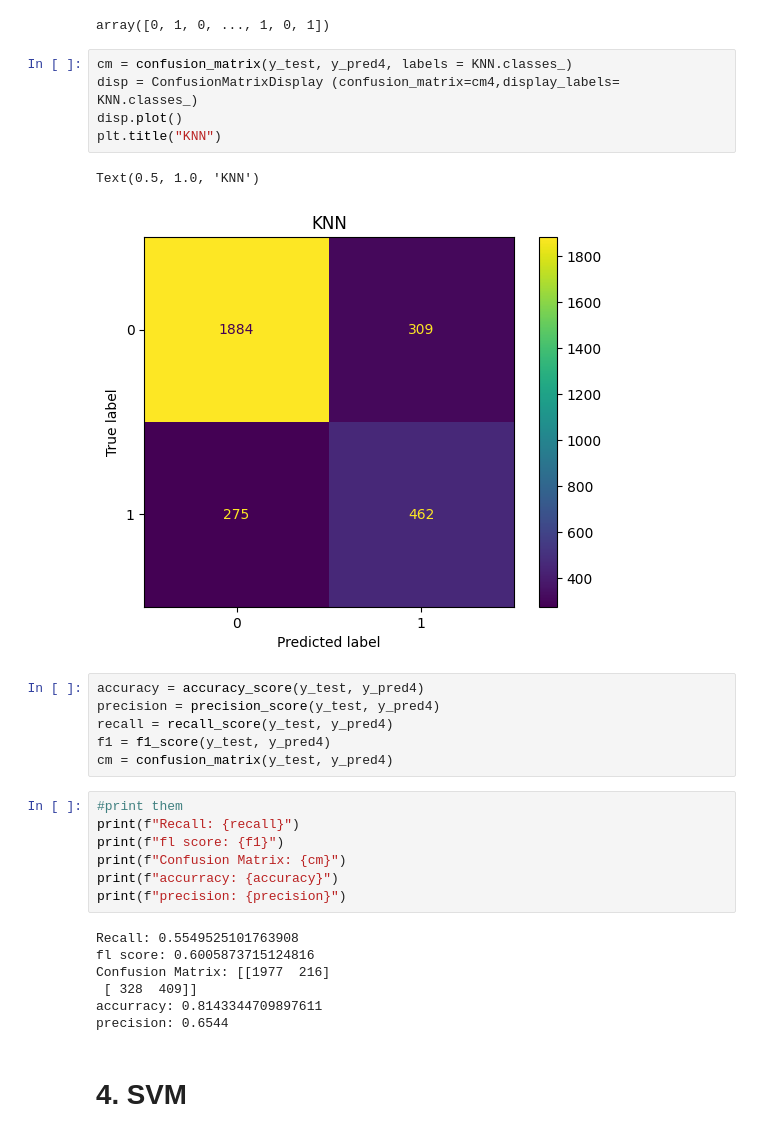
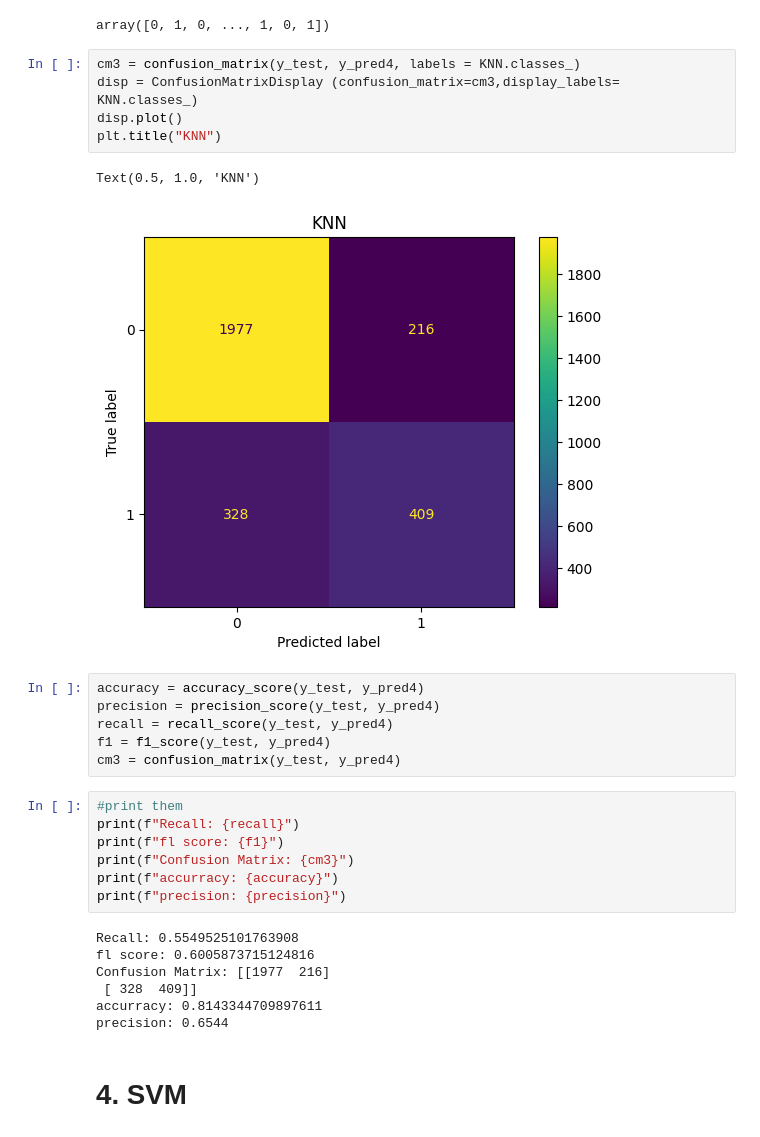
Before and after one commit to Uchebuzz/Machine-Learning-Models, a Jupyter notebook: Workshop #3.ipynb, the cells around one changed output. Drawn from its saved outputs; the diff is of its cells as text.

```diff
--- a/Workshop #3.ipynb
+++ b/Workshop #3.ipynb
@@ -324,24 +324,24 @@ y_pred4
 # %% [output]
 array([0, 1, 0, ..., 1, 0, 1])
 # %%
-cm = confusion_matrix(y_test, y_pred4, labels = KNN.classes_)
-disp = ConfusionMatrixDisplay (confusion_matrix=cm4,display_labels= KNN.classes_)
+cm3 = confusion_matrix(y_test, y_pred4, labels = KNN.classes_)
+disp = ConfusionMatrixDisplay (confusion_matrix=cm3,display_labels= KNN.classes_)
 disp.plot()
 plt.title("KNN")
 # %% [output]
 Text(0.5, 1.0, 'KNN')
-[figure, old version]
+[figure, new version]
 # %%
 accuracy = accuracy_score(y_test, y_pred4)
 precision = precision_score(y_test, y_pred4)
 recall = recall_score(y_test, y_pred4)
 f1 = f1_score(y_test, y_pred4)
-cm = confusion_matrix(y_test, y_pred4)
+cm3 = confusion_matrix(y_test, y_pred4)
 # %%
 #print them
 print(f"Recall: {recall}")
 print(f"fl score: {f1}")
-print(f"Confusion Matrix: {cm}")
+print(f"Confusion Matrix: {cm3}")
 print(f"accurracy: {accuracy}")
 print(f"precision: {precision}")
 # %% [output]
```
Also changed, not shown: parts of 11 cells of this notebook, 1 other file.
